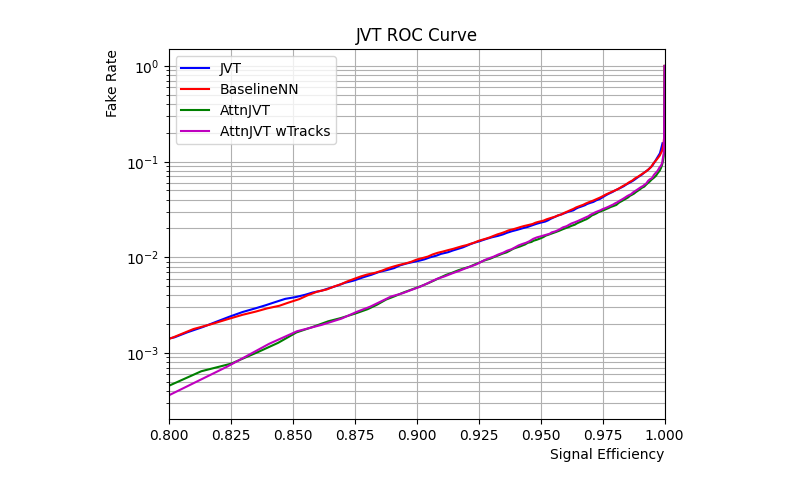
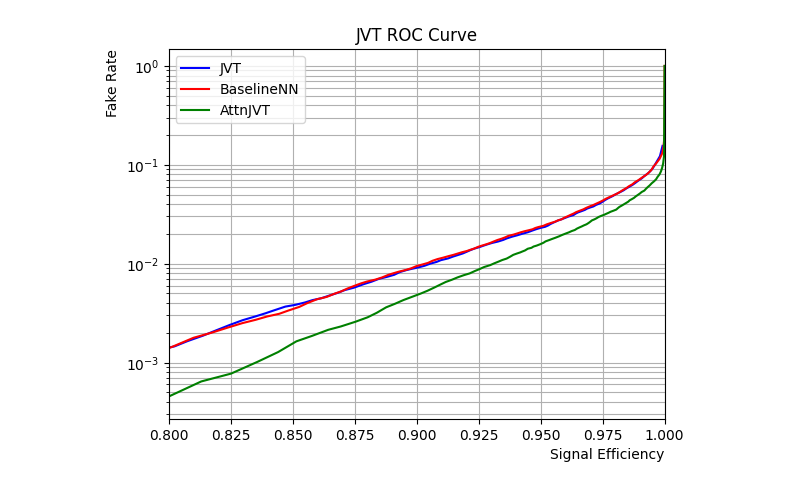
Before and after one commit to LukeV37/Pileup_Project, a Jupyter notebook: models/ROC_Curve_Comparisons.ipynb, the cells around one changed output. Saved outputs shown, nothing was run; the diff lists cells and outputs as text; code cells hidden in the pictures.

Commit message:
rm w tracks

```diff
--- a/models/ROC_Curve_Comparisons.ipynb
+++ b/models/ROC_Curve_Comparisons.ipynb
@@ -24,16 +24,16 @@ y4 = results[3][1]
 # %%
 plt.title("JVT ROC Curve")
 plt.plot(x1,y1,color='b',label='JVT')
 plt.plot(x2,y2,color='r',label='BaselineNN')
 plt.plot(x3,y3,color='g',label='AttnJVT')
-plt.plot(x4,y4,color='m',label='AttnJVT wTracks')
+#plt.plot(x4,y4,color='m',label='AttnJVT wTracks')
 
 plt.ylabel('Fake Rate',loc='top')
 plt.xlabel('Signal Efficiency',loc='right')
 plt.yscale('log')
 plt.legend(loc='upper left')
 plt.xlim([0.8, 1])
 plt.grid(which='both')
 plt.show()
 # %% [output]
-[figure, old version]
+[figure, new version]
```
